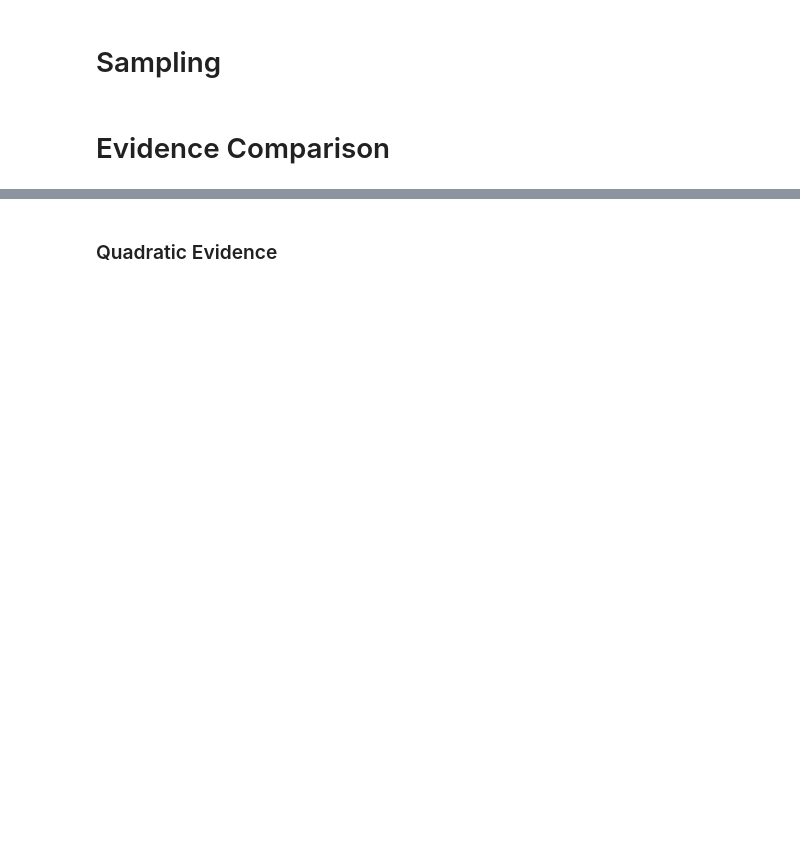
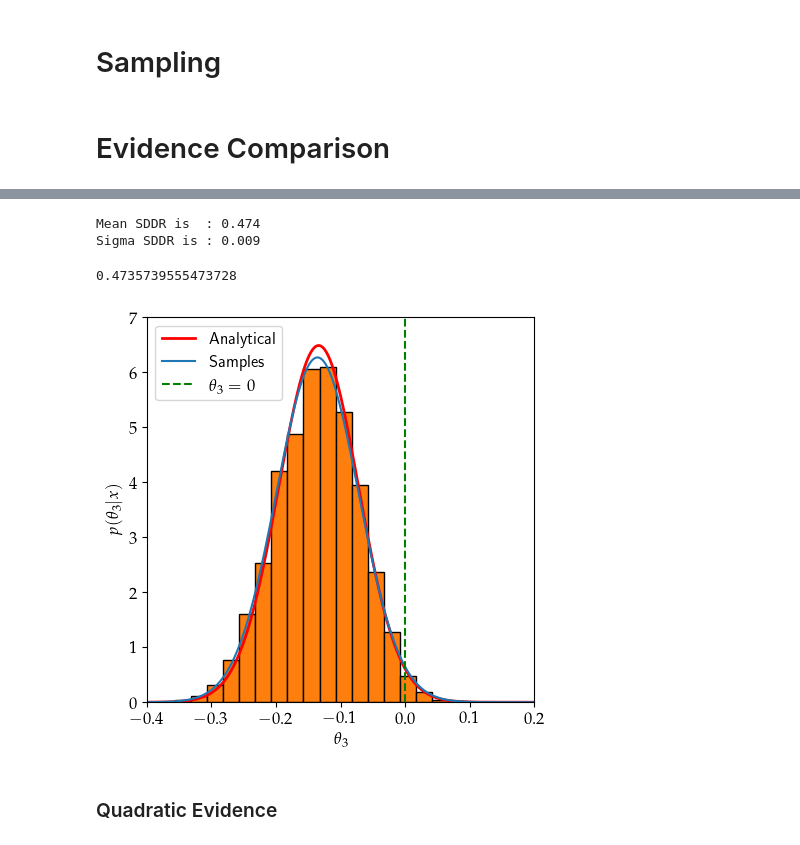
Before and after one commit to Harry45/MLflow, a Jupyter notebook: gaussian-linear-model.ipynb, the cells around one changed output, grey strips where cells are left out. Drawn from its saved outputs; the diff is of its cells as text; code cells hidden in the pictures; blank space fills up the shorter version.

```diff
--- a/gaussian-linear-model.ipynb
+++ b/gaussian-linear-model.ipynb
@@ -24,7 +25,7 @@ fontSize = 12
 # %%
 PARAMS_2 = np.array([0.0, 2.0, -1.0])
 PARAMS_3 = np.array([0.0, 0.0, 2.0, -1.0])
-NSAMPLES = 2000
+NSAMPLES = 5000
 BURNIN = 0.25
 DISCARD = int(BURNIN * NSAMPLES)
 XMIN = 0.0
@@ -559,0 +711,6 @@ design_order_p = PolynomialFeatures(degree=p).fit_transform(xvalues.reshape(-1,1
+# %%
+post_mean_3, post_cov_3 = analytical_posterior(data, design_order_3, datacov)
+# %%
+std_3 = np.sqrt(post_cov_3[-1, -1])
+dist_3 = ss.norm(post_mean_3[-1], std_3)
+dist_prior = ss.norm(0, 1)
@@ -579,3 +755,34 @@ log_post_p = sampler_p.get_log_prob(discard=DISCARD, flat=True)
+# %%
+print(f'Mean SDDR is  : {np.mean(sddrs):.3f}')
+print(f'Sigma SDDR is : {np.std(sddrs):.3f}')
+# %% [output]
+Mean SDDR is  : 0.474
+Sigma SDDR is : 0.009
+# %%
+gaussian_post_3 = ss.norm(np.mean(samples_3[:,-1]), np.std(samples_3[:,-1]))
+gaussian_post_3.logpdf(0.0) - dist_prior.logpdf(0.0)
+# %% [output]
+0.4735739555473728
+# %%
+xgrid = np.linspace(-0.4, 0.2, 1000)
+pdf_3 = dist_3.pdf(xgrid)
+
+plt.figure(figsize = (5,5))
+plt.plot(xgrid, pdf_3, lw = 2, c = 'r', label = 'Analytical')
+plt.plot(xgrid, gaussian_post_3.pdf(xgrid), label = 'Samples')
+plt.axvline(0, linestyle = '--', c = 'g', label = r'$\theta_{3}=0$')
+plt.hist(samples_3[:,-1], density = True, bins = 20, ec='k')
+plt.ylabel(r'$p(\theta_{3}|x)$', fontsize = fontSize)
+plt.xlabel(r'$\theta_{3}$', fontsize = fontSize)
+plt.tick_params(axis='x', labelsize=fontSize)
+plt.tick_params(axis='y', labelsize=fontSize)
+plt.xlim(min(xgrid), max(xgrid))
+plt.ylim(0.0, 7.0)
+plt.legend(loc = 'best',prop={'family':'sans-serif', 'size':15})
+plt.legend(loc = 'best',prop={'family':'sans-serif', 'size':12})
+plt.show()
+# %% [output]
+[figure, added]
 # %% [markdown]
 ### Quadratic Evidence
 # %%
```
Also changed, not shown: parts of 7 cells of this notebook, 3 other files.
